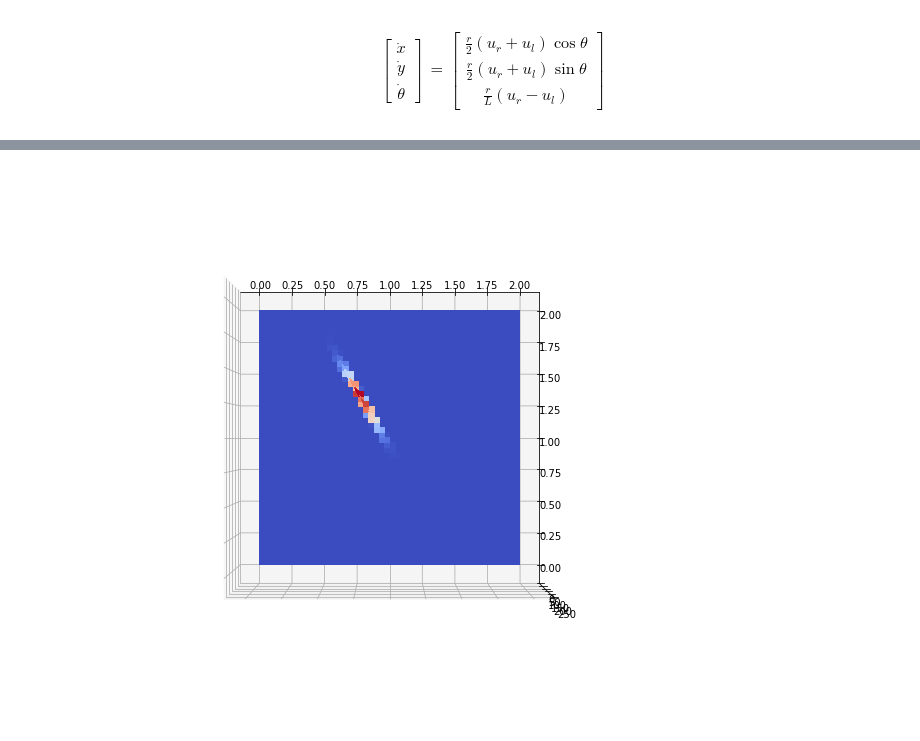
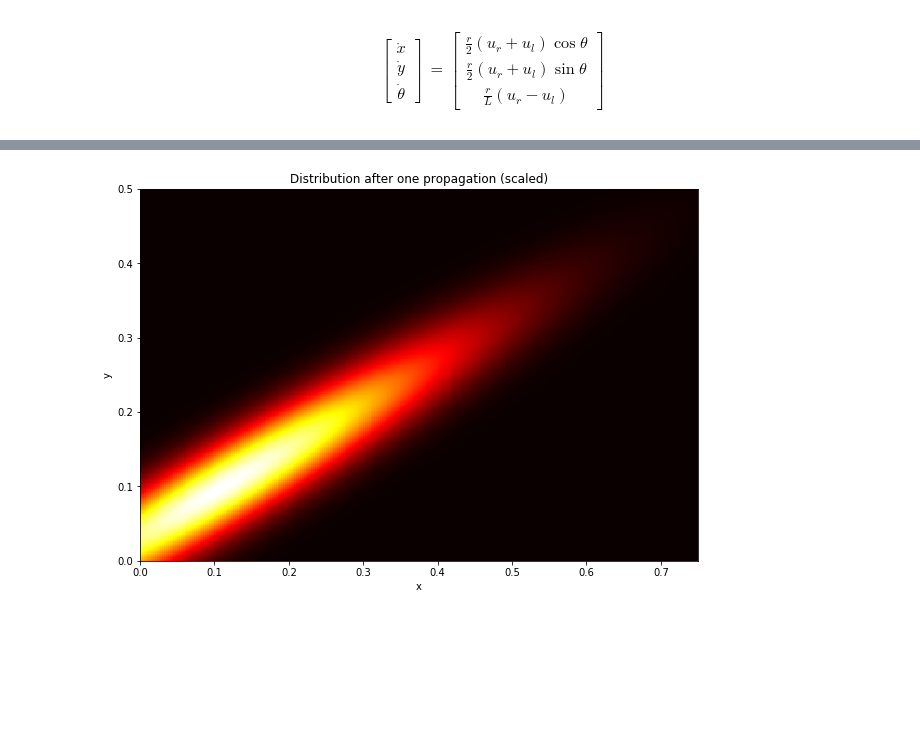
Before and after one commit to buntonj/Computational_Robotics_Lab_3, a Jupyter notebook: LAB 3.ipynb, the cells around one changed output, grey strips where cells are left out. Saved outputs shown, nothing was run; the diff lists cells and outputs as text; code cells hidden in the pictures; blank space fills up the shorter version.

```diff
--- a/LAB 3.ipynb
+++ b/LAB 3.ipynb
@@ -186,12 +190,18 @@ def plot_trajectory(x,y):
         ax.plot(perp_line[:,0],perp_line[:,1],color='blue',alpha=0.4)
 # %%
 x_0 = np.array([0.2,0.2,np.pi/2.,0,0])
-x_d = np.array([0.8,0.8,0,0,0])
-t = 6.0
+x_d = np.array([[0.4,0.1,0,0,0],
+                [0.6,0.4,0,0,0],
+                [0.2,0.4,0,0,0]])
+t = 2.0
 
 #print(delta_angle(x_0,x_d)/np.pi)
 
-(x,y,u) = t_sec_trajectory(x_0,x_d,t)
-
+(x1,y1,_) = t_sec_trajectory(x_0,x_d[0,:],t)
+(x2,y2,_) = t_sec_trajectory(x1[:,-1],x_d[1,:],t)
+(x3,y3,_) = t_sec_trajectory(x2[:,-1],x_d[2,:],t)
+x = np.concatenate((x1,x2,x3),axis=1)
+y = np.concatenate((y1,y2,y3),axis=1)
 plot_trajectory(x,y)
+plt.savefig('measurements_with_noise.png')
 # %% [output]
@@ -199,6 +209,6 @@ plot_trajectory(x,y)
 # %%
-x_0 = np.array([1.5,0.1,0,0,0])
-x_d = np.array([0.5,1.8,0,0,0])
+x_0 = np.array([0.1,0.1,0,0,0])
+x_d = np.array([0.6,0.4,0,0,0])
 #P_0 = np.zeros([5,5])
 P_0 = np.diag(0.001*np.ones(5))
 
@@ -285,10 +295,12 @@ for t in range(1,steps):
     state_cov += process_noise_covariance
     output_cov += output_noise_covariance
     #print('computed new covariances in %s seconds' %(time.time()-start))
+
     #true evolution of state
     real_u = compute_input(real_x[:,t-1],x_d)
     real_x[:,t],real_z[:,t] = t_sec_trajectory_quick(real_x[:,t-1],x_d,delta_t)
     print('REAL STATE at time %s : %s' %(t,real_x[:,t]))
+
     start = time.time()
     K = np.matmul(cross_cov,np.linalg.inv(output_cov))
     sigma_points[:,0,t] = avg_state + np.matmul(K,real_z[:,t]-avg_output)
@@ -319,22 +336,26 @@ ESTIMATED STATE at time 99 : [ 0.75560013  1.35943381  2.07466944 -0.50285705 -0
 # %%
 #pt = np.array([0.2,0.2])
-xaxis = np.linspace(op_space_xmin,op_space_xmax,1000)
-yaxis = np.linspace(op_space_ymin,op_space_ymax,1000)
+xaxis = np.linspace(op_space_xmin,op_space_xmax,300)
+yaxis = np.linspace(op_space_ymin,op_space_ymax,300)
 X,Y = np.meshgrid(xaxis,yaxis)
 Z = np.zeros(X.shape)
 
-step = 95
+step = 1
 
 mu = sigma_points[0:2,0,step]
-sigma = 500*P[0:2,0:2,step]
-for i in range(1000):
-    for j in range(1000):
-        Z[i,j] = multivariate_normal.pdf(x=np.array([X[i,j],Y[i,j]]),mean=mu,cov=sigma)
+sigma = 1e2*P[0:2,0:2,step]
+var = multivariate_normal(mean=mu,cov=sigma)
+for i in range(300):
+    for j in range(300):
+        Z[i,j] = var.pdf(x=np.array([X[i,j],Y[i,j]]))
 
 f = plt.figure(figsize=(10,10))
-ax = f.gca(projection='3d')
-ax.view_init(elev=90,azim=-90)
-ax.plot_surface(X,Y,Z,cmap=cm.coolwarm,linewidth=0,antialiased=False)
+ax = plt.subplot()
+ax.imshow(Z, cmap='hot', interpolation='nearest',origin='lower',extent=(op_space_xmin,op_space_xmax,op_space_ymin,op_space_ymax))
+plt.xlabel('x')
+plt.ylabel('y')
+plt.title('Distribution after one propagation (scaled)')
+plt.savefig('distribution_t1.png')
 plt.show()
 # %% [output]
-[figure, old version]
+[figure, new version]
```
Also changed, not shown: parts of 11 cells of this notebook.
